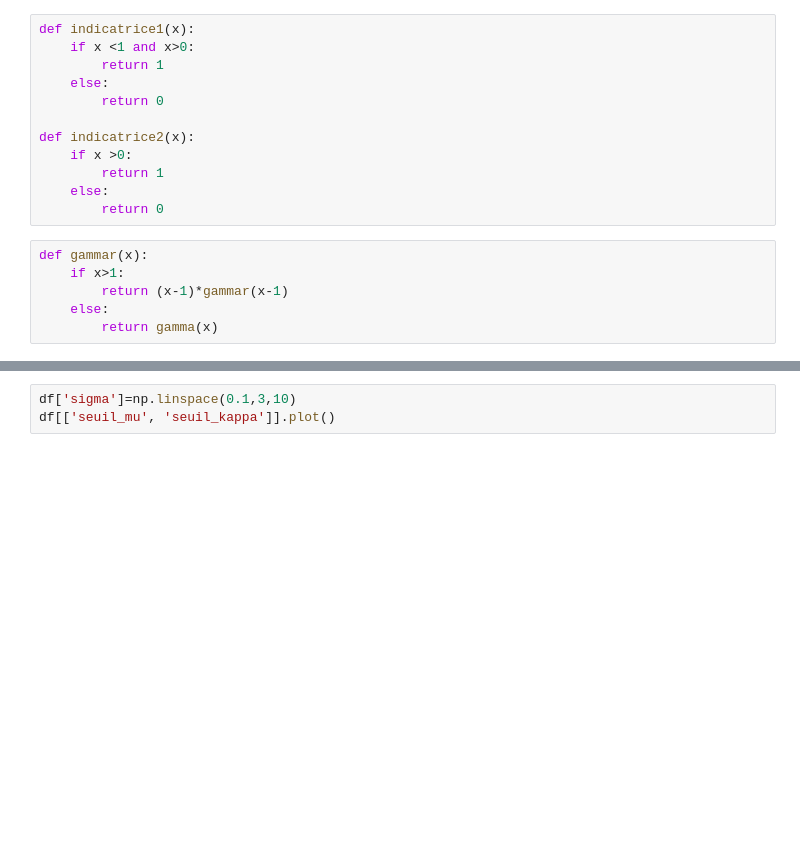
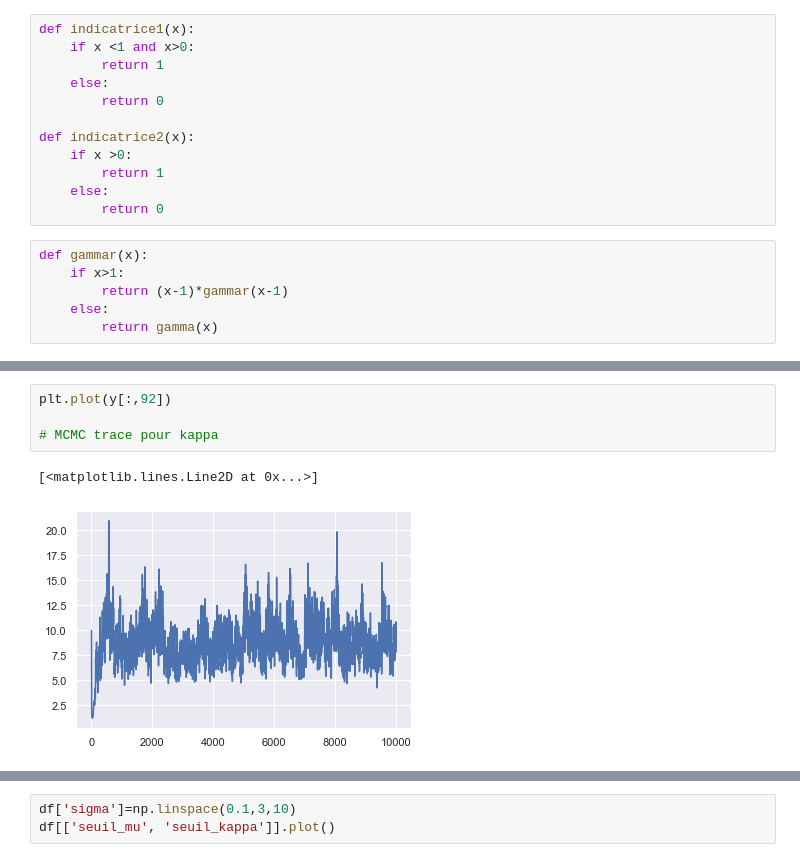
Before and after one commit to erialc-cal/MCM_Listeria_Prevalence, a Jupyter notebook: explo_claire_2.ipynb, the cells around one changed output, grey strips where cells are left out. Drawn from its saved outputs; the diff is of its cells as text; blank space fills up the shorter version.

```diff
--- a/explo_claire_2.ipynb
+++ b/explo_claire_2.ipynb
@@ -116,0 +189,7 @@ def gammar(x):
+# %%
+plt.plot(y[:,92])
+
+# MCMC trace pour kappa
+# %% [output]
+[<matplotlib.lines.Line2D at 0x...>]
+[figure, added]
```
Also changed, not shown: parts of 17 cells of this notebook, 1 other file.
